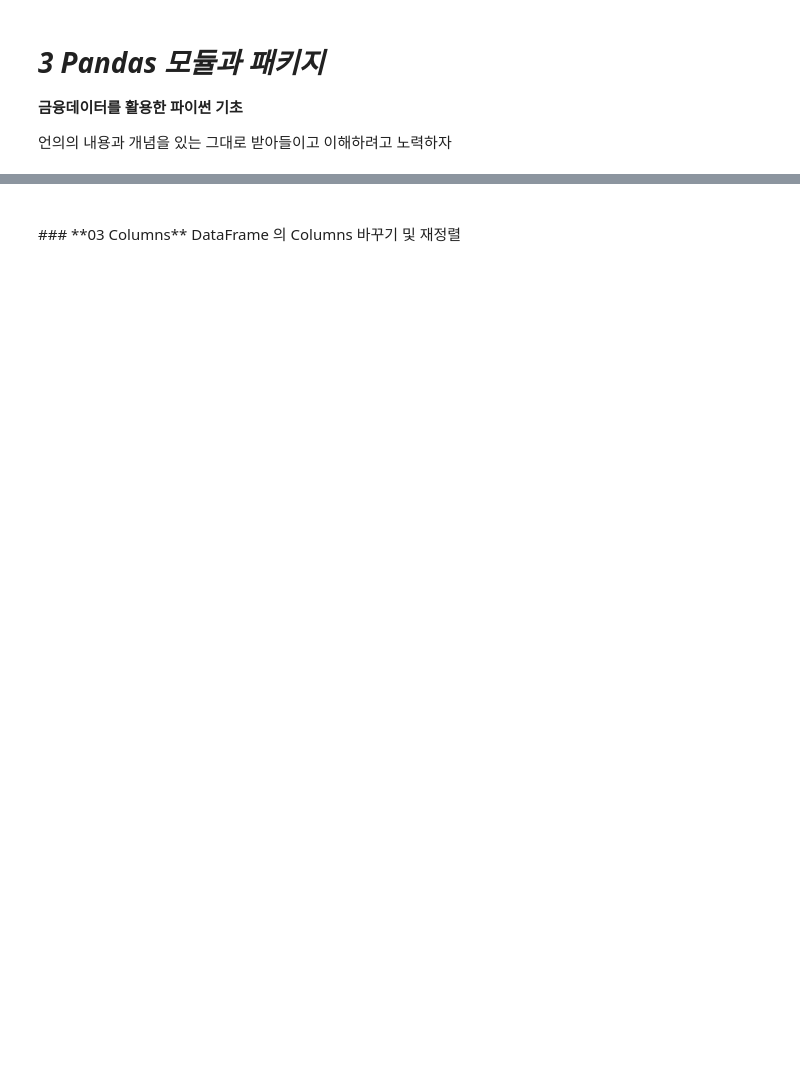
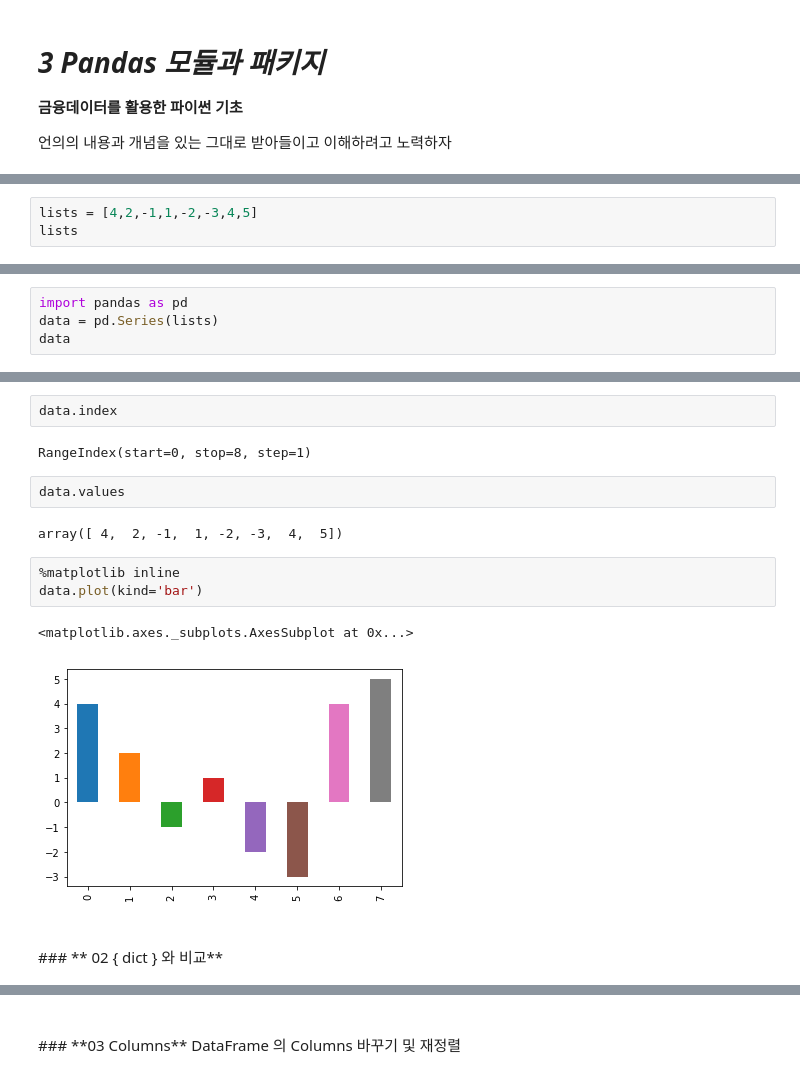
Before and after one commit to YongBeomKim/FinanceBasic2018, a Jupyter notebook: 03.Pandas_Numpy.ipynb, the cells around one changed output, grey strips where cells are left out. Drawn from its saved outputs; the diff is of its cells as text; blank space fills up the shorter version.

```diff
--- a/03.Pandas_Numpy.ipynb
+++ b/03.Pandas_Numpy.ipynb
@@ -80,0 +20,3 @@ DataFrame 의 기본 틀 수정하기
+# %%
+lists = [4,2,-1,1,-2,-3,4,5]
+lists
@@ -80,0 +25,4 @@ DataFrame 의 기본 틀 수정하기
+# %%
+import pandas as pd
+data = pd.Series(lists)
+data
@@ -80,0 +39,17 @@ DataFrame 의 기본 틀 수정하기
+# %%
+data.index
+# %% [output]
+RangeIndex(start=0, stop=8, step=1)
+# %%
+data.values
+# %% [output]
+array([ 4,  2, -1,  1, -2, -3,  4,  5])
+# %%
+%matplotlib inline
+data.plot(kind='bar')
+# %% [output]
+<matplotlib.axes._subplots.AxesSubplot at 0x...>
+[figure, added]
+# %% [markdown]
+<br>
+### ** 02 { dict } 와 비교**
```
Also changed, not shown: parts of 71 cells of this notebook, 6 other files.
